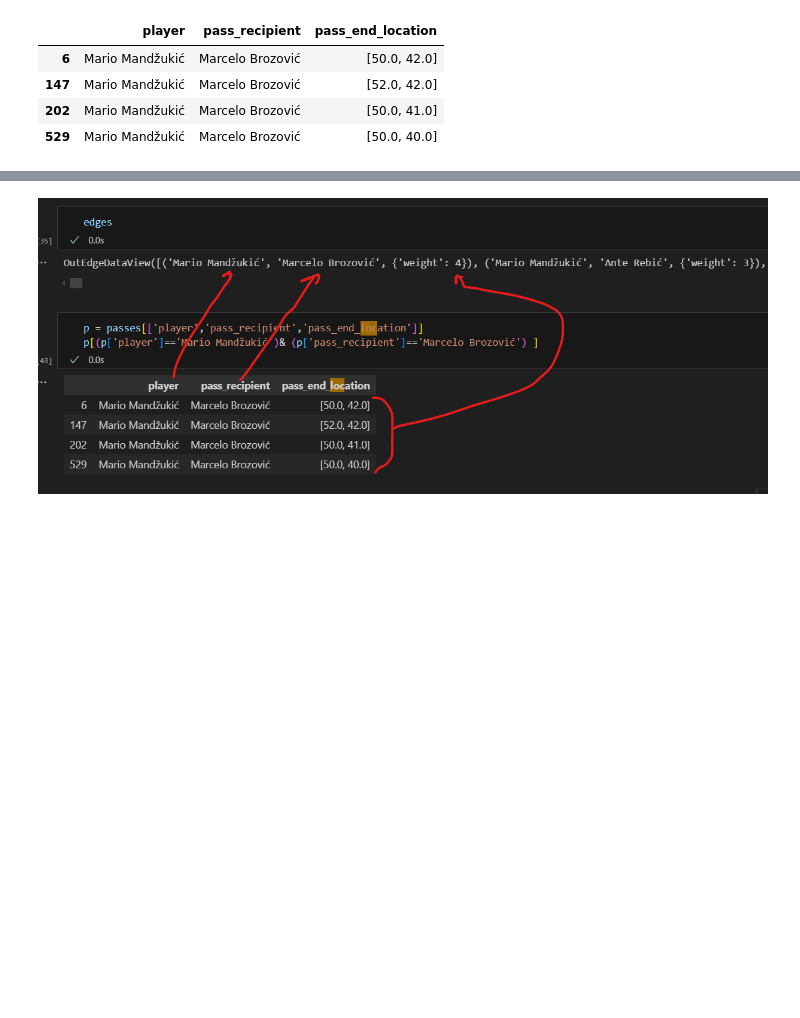
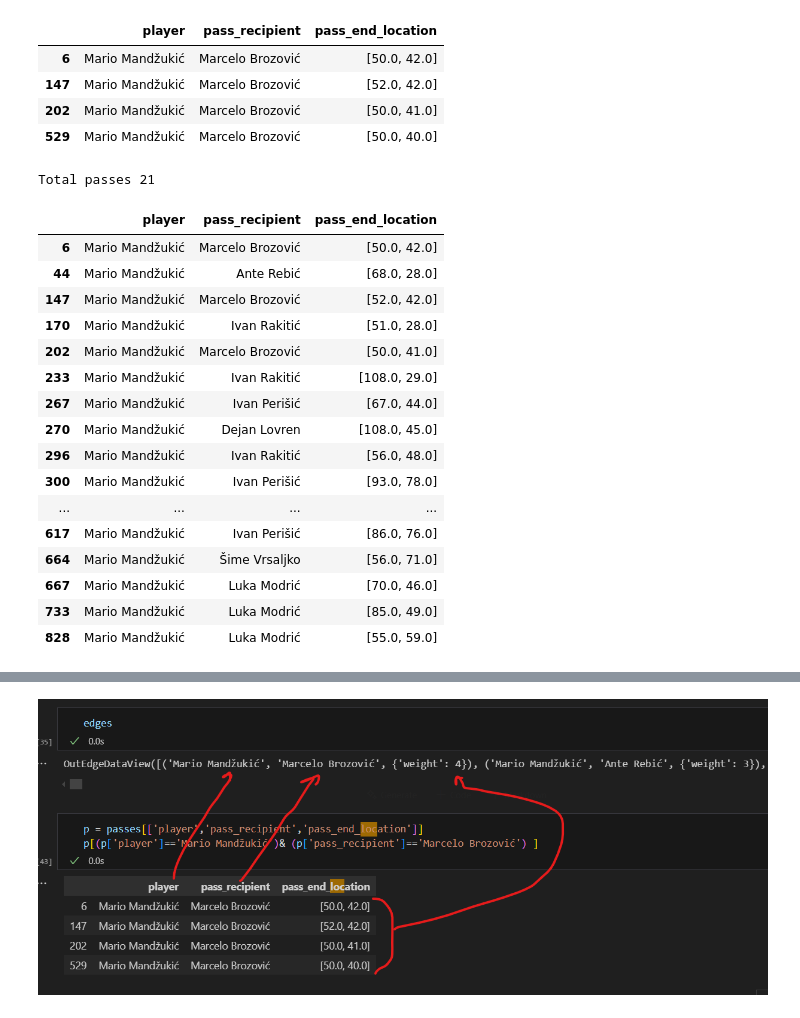
Before and after one commit to senolcemhan98/FootballAnalysisPageRank, a Jupyter notebook: PageRank.ipynb, the cells around one changed output, grey strips where cells are left out. Cells and saved outputs as stored; diff of their text form; code cells hidden in the pictures; blank space fills up the shorter version.

```diff
--- a/PageRank.ipynb
+++ b/PageRank.ipynb
@@ -297,3 +359,25 @@ p[(p['player']=='Mario Mandžukić')& (p['pass_recipient']=='Marcelo Brozović')
 | 147 | Mario Mandžukić | Marcelo Brozović | [52.0, 42.0] |
 | 202 | Mario Mandžukić | Marcelo Brozović | [50.0, 41.0] |
 | 529 | Mario Mandžukić | Marcelo Brozović | [50.0, 40.0] |
+# %%
+print(f"Total passes {p[(p['player']=='Mario Mandžukić') ].shape[0]}")
+p[(p['player']=='Mario Mandžukić') ]
+# %% [output]
+Total passes 21
+|  | player | pass_recipient | pass_end_location |
+| 6 | Mario Mandžukić | Marcelo Brozović | [50.0, 42.0] |
+| 44 | Mario Mandžukić | Ante Rebić | [68.0, 28.0] |
+| 147 | Mario Mandžukić | Marcelo Brozović | [52.0, 42.0] |
+| 170 | Mario Mandžukić | Ivan Rakitić | [51.0, 28.0] |
+| 202 | Mario Mandžukić | Marcelo Brozović | [50.0, 41.0] |
+| 233 | Mario Mandžukić | Ivan Rakitić | [108.0, 29.0] |
+| 267 | Mario Mandžukić | Ivan Perišić | [67.0, 44.0] |
+| 270 | Mario Mandžukić | Dejan Lovren | [108.0, 45.0] |
+| 296 | Mario Mandžukić | Ivan Rakitić | [56.0, 48.0] |
+| 300 | Mario Mandžukić | Ivan Perišić | [93.0, 78.0] |
+| ... | ... | ... | ... |
+| 617 | Mario Mandžukić | Ivan Perišić | [86.0, 76.0] |
+| 664 | Mario Mandžukić | Šime Vrsaljko | [56.0, 71.0] |
+| 667 | Mario Mandžukić | Luka Modrić | [70.0, 46.0] |
+| 733 | Mario Mandžukić | Luka Modrić | [85.0, 49.0] |
+| 828 | Mario Mandžukić | Luka Modrić | [55.0, 59.0] |
```
Also changed, not shown: parts of 6 cells of this notebook, 1 other file.
